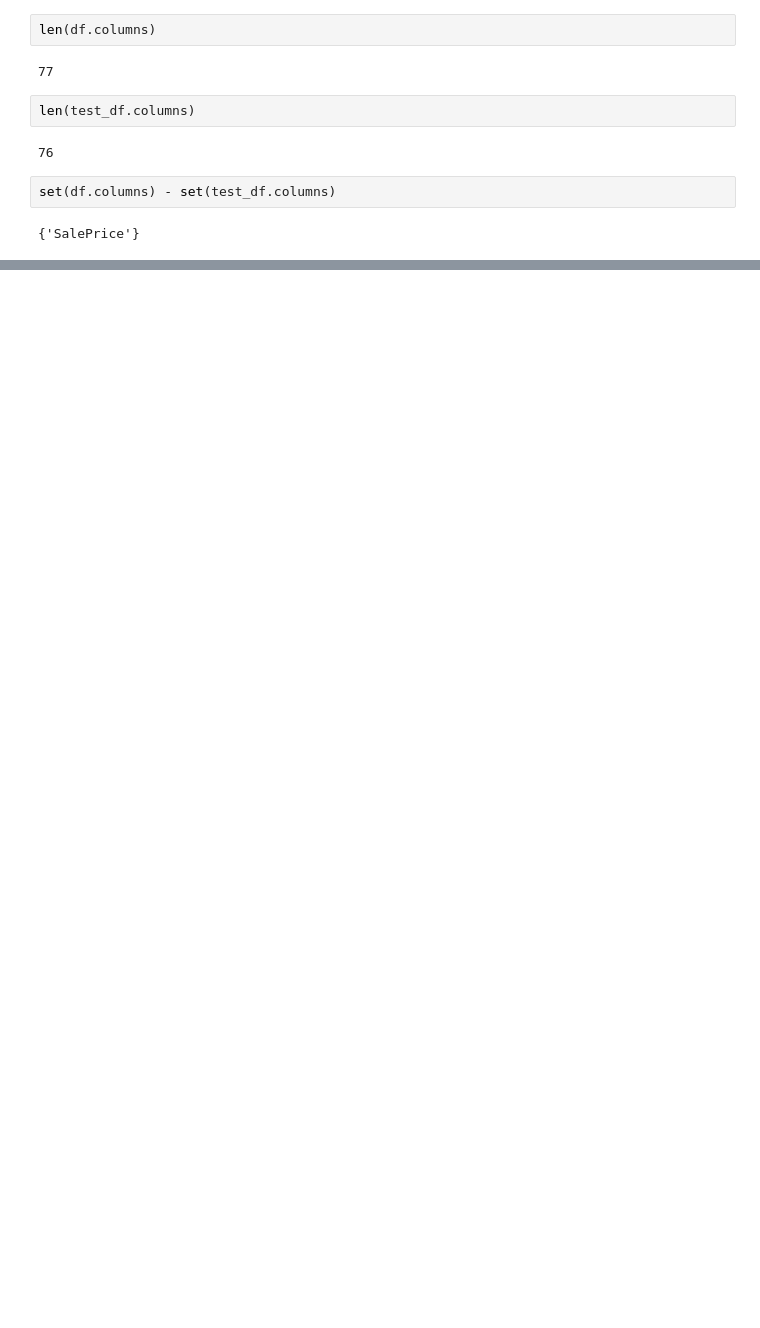
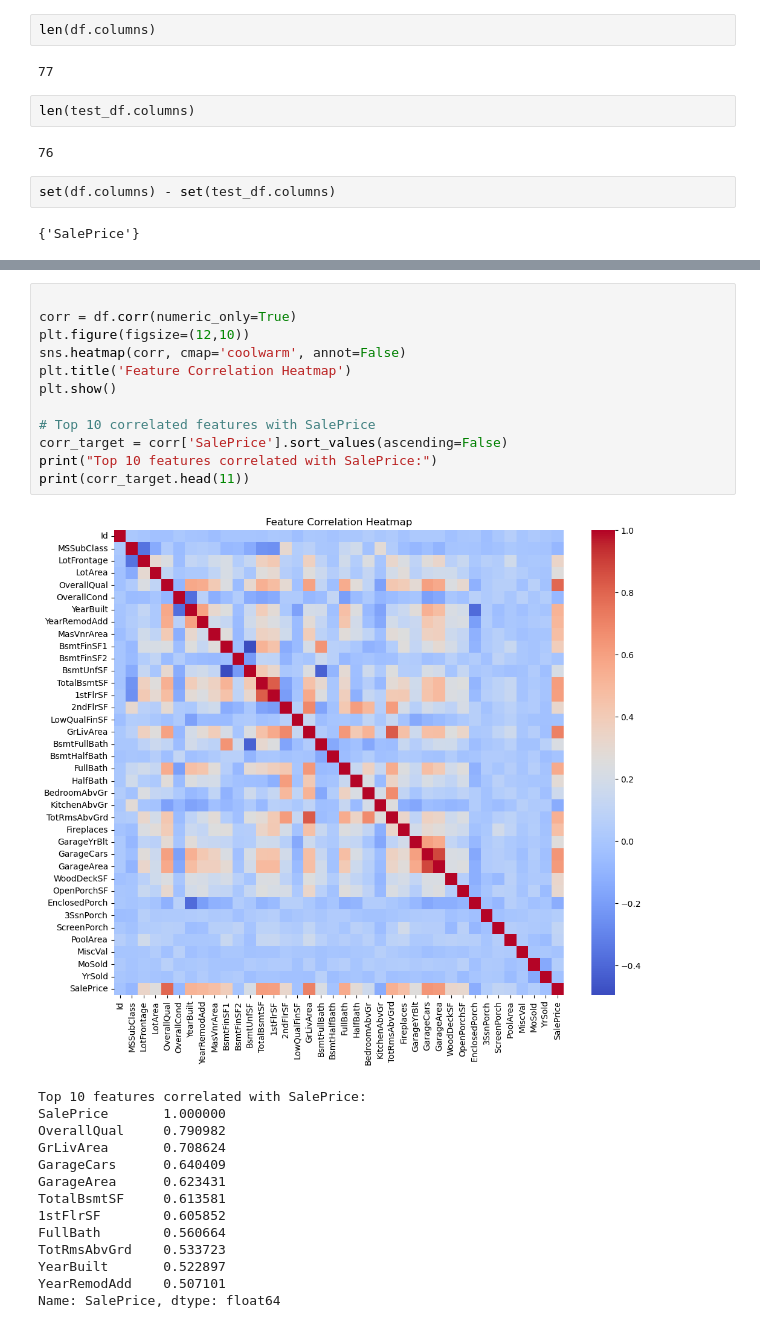
Before and after one commit to jessingit5/house-price-prediction, a Jupyter notebook: noteboooks/01_eda.ipynb, the cells around one changed output, grey strips where cells are left out. Cells and saved outputs as stored; diff of their text form; blank space fills up the shorter version.

```diff
--- a/noteboooks/01_eda.ipynb
+++ b/noteboooks/01_eda.ipynb
@@ -306,0 +345,27 @@ set(df.columns) - set(test_df.columns)
+# %%
+
+corr = df.corr(numeric_only=True)
+plt.figure(figsize=(12,10))
+sns.heatmap(corr, cmap='coolwarm', annot=False)
+plt.title('Feature Correlation Heatmap')
+plt.show()
+
+# Top 10 correlated features with SalePrice
+corr_target = corr['SalePrice'].sort_values(ascending=False)
+print("Top 10 features correlated with SalePrice:")
+print(corr_target.head(11))
+# %% [output]
+[figure, added]
+Top 10 features correlated with SalePrice:
+SalePrice       1.000000
+OverallQual     0.790982
+GrLivArea       0.708624
+GarageCars      0.640409
+GarageArea      0.623431
+TotalBsmtSF     0.613581
+1stFlrSF        0.605852
+FullBath        0.560664
+TotRmsAbvGrd    0.533723
+YearBuilt       0.522897
+YearRemodAdd    0.507101
+Name: SalePrice, dtype: float64
```
Also changed, not shown: parts of 6 cells of this notebook.
